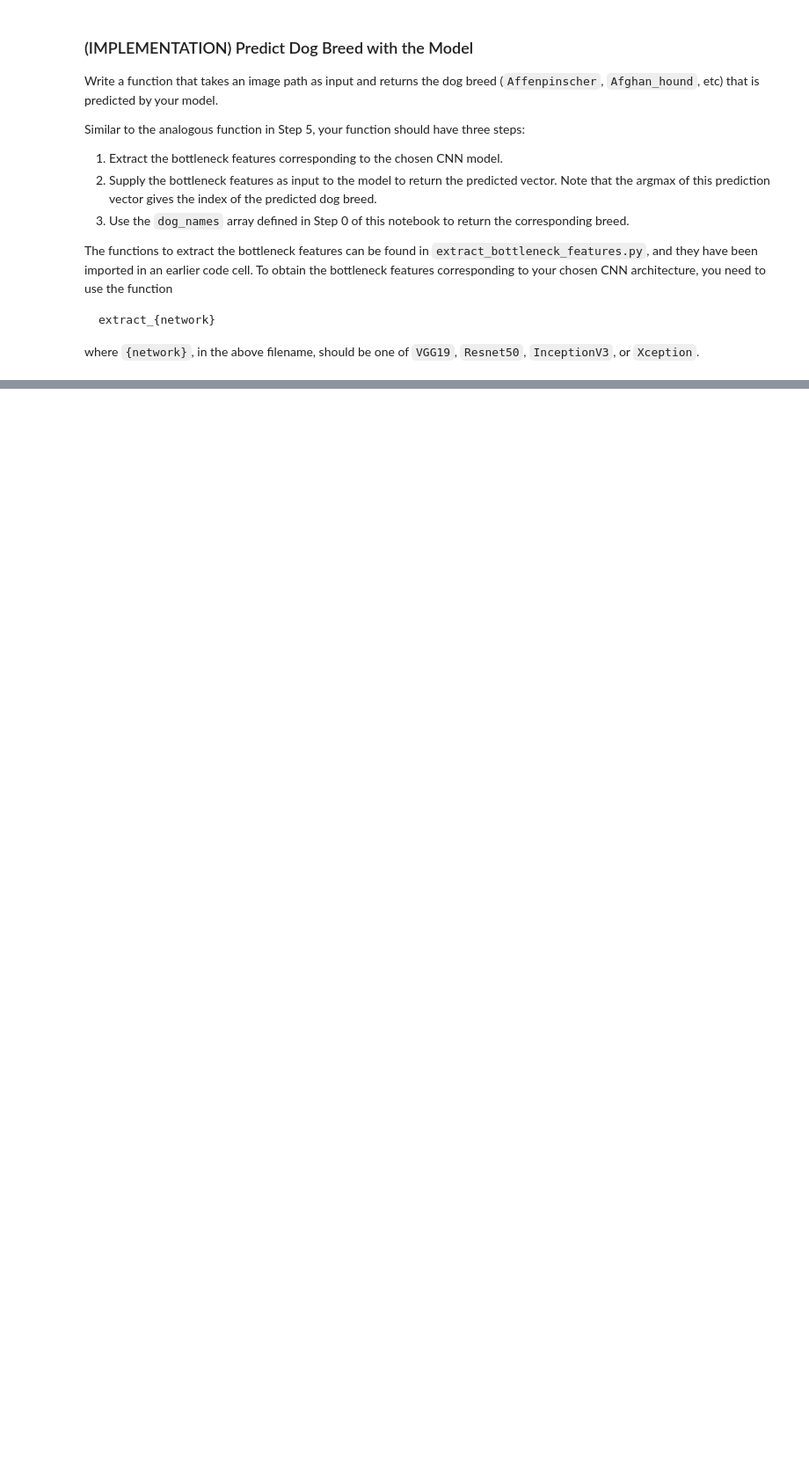
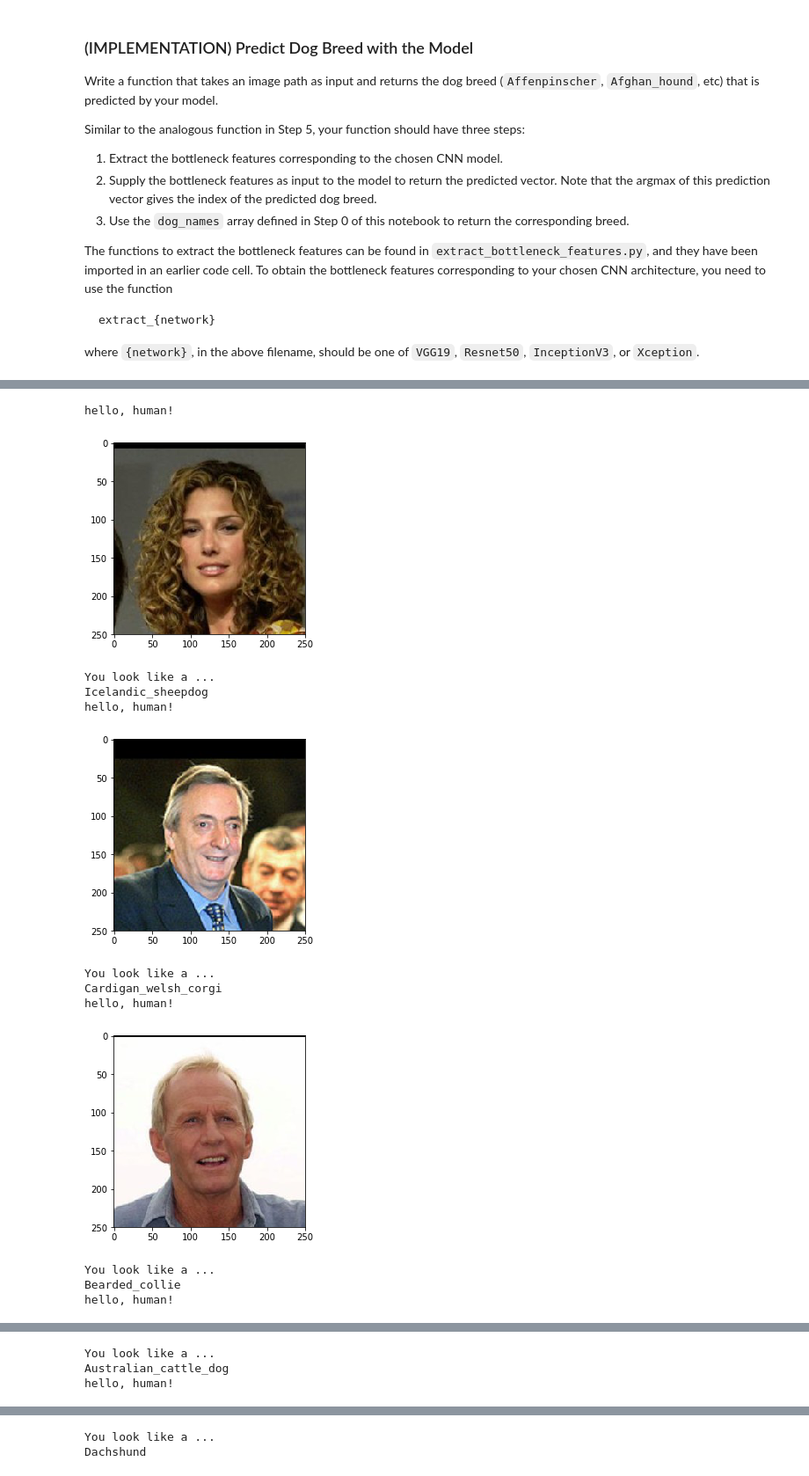
Before and after one commit to ugnom/UdacityMachineLearningEngineerProjects, a Jupyter notebook: dog-project/dog_app.ipynb, the cells around one changed output, grey strips where cells are left out. Shown at 88% size. Drawn from its saved outputs; the diff is of its cells as text; code cells hidden in the pictures; blank space fills up the shorter version.

```diff
--- a/dog-project/dog_app.ipynb
+++ b/dog-project/dog_app.ipynb
@@ -642,6 +734,7 @@ You are welcome to [augment the training data](https://blog.keras.io/building-po
 ### (IMPLEMENTATION) Load the Model with the Best Validation Loss
 # %%
 ### TODO: Load the model weights with the best validation loss.
+InceptionV3_model.load_weights('saved_models/weights.best.InceptionV3.hdf5')
 # %% [markdown]
 ### (IMPLEMENTATION) Test the Model
 
@@ -666,6 +766,15 @@ where `{network}`, in the above filename, should be one of `VGG19`, `Resnet50`,
 # %%
 ### TODO: Write a function that takes a path to an image as input
 ### and returns the dog breed that is predicted by the model.
+from extract_bottleneck_features import *
+
+def InceptionV3_predict_breed(img_path):
+    # extract bottleneck features
+    bottleneck_feature = extract_InceptionV3(path_to_tensor(img_path))
+    # obtain predicted vector
+    predicted_vector = InceptionV3_model.predict(bottleneck_feature)
+    # return dog breed that is predicted by the model
+    return dog_names[np.argmax(predicted_vector)]
 # %% [markdown]
 ---
 <a id='step6'></a>
@@ -684,3 +793,30 @@ Some sample output for our algorithm is provided below, but feel free to design
 
 
 ### (IMPLEMENTATION) Write your Algorithm
+# %%
+### TODO: Write your algorithm.
+### Feel free to use as many code cells as needed.
+def dog_app(image_path) :
+    is_face = face_detector(image_path)
+    is_dog = dog_detector(image_path)
+    dog_breed = InceptionV3_predict_breed(image_path)
+
+    if not (is_face or is_dog) :
+        'Error : No objects detected.'
+        return
+    kind_str = ''
+    drum_roll_str = ''
+    if is_face :
+        kind_str = 'human'
+        drum_roll_str = 'You look like a ...'
+    elif is_dog :
+        drum_roll_str = 'The dog breed is ...'
+        kind_str = 'dog'
+
+    print('hello, ' + kind_str + '!')
+    img = cv2.imread(image_path)
+    cv_rgb = cv2.cvtColor(img, cv2.COLOR_BGR2RGB)
+    plt.imshow(cv_rgb)
+    plt.show()
+    print(drum_roll_str)
+    print(dog_breed)
@@ -687,3 +841,21 @@ Some sample output for our algorithm is provided below, but feel free to design
 # %%
-### TODO: Write your algorithm.
-### Feel free to use as many code cells as needed.
+## TODO: Execute your algorithm from Step 6 on
+## at least 6 images on your computer.
+## Feel free to use as many code cells as needed.
+for i in range(6):
+    im_path = human_files[i+100]
+    dog_app(im_path)
+# %% [output]
+hello, human!
+[figure, added]
+You look like a ...
+Icelandic_sheepdog
+hello, human!
+[figure, added]
+You look like a ...
+Cardigan_welsh_corgi
+hello, human!
+[figure, added]
+You look like a ...
+Bearded_collie
+hello, human!
@@ -689,0 +863,3 @@ Some sample output for our algorithm is provided below, but feel free to design
+You look like a ...
+Australian_cattle_dog
+hello, human!
@@ -689,0 +871,2 @@ Some sample output for our algorithm is provided below, but feel free to design
+You look like a ...
+Dachshund
```
Also changed, not shown: parts of 25 cells of this notebook.
